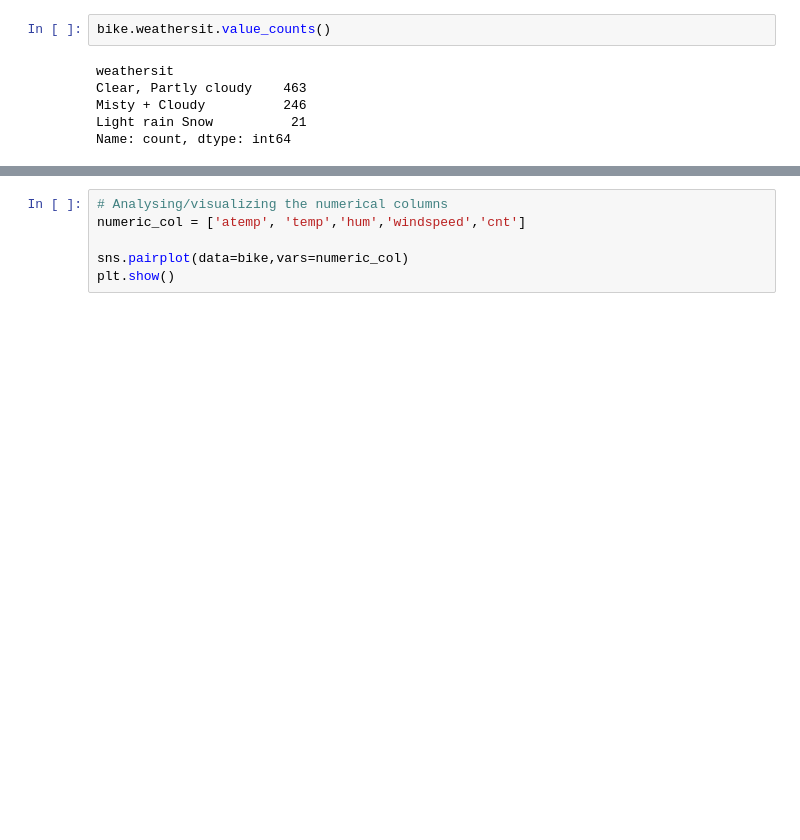
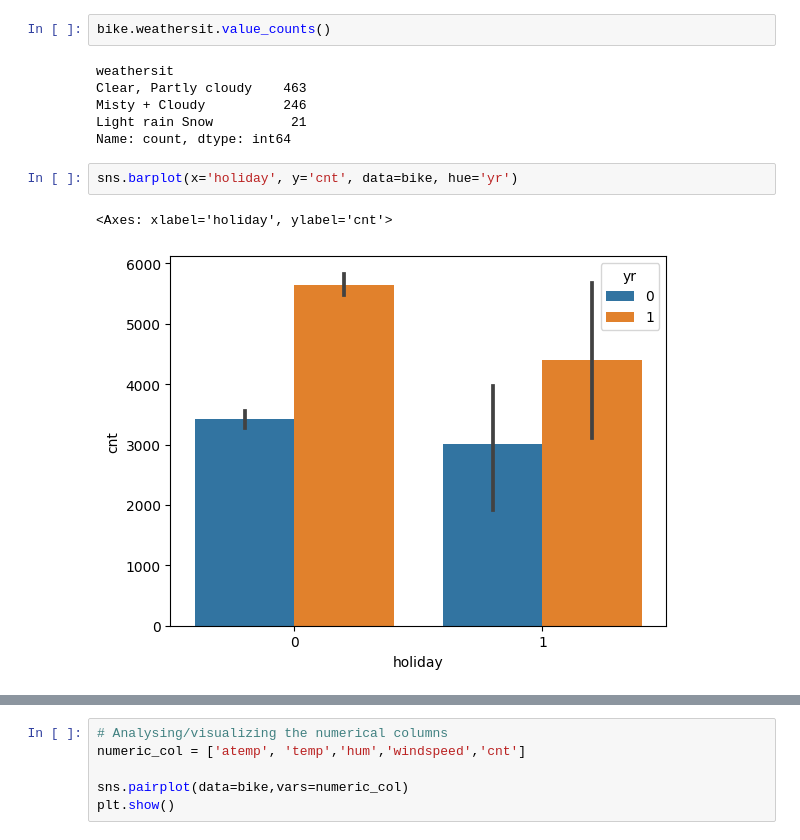
Before and after one commit to VishalVema/BOOMBIKE_MLR_ASSIGNMENT, a Jupyter notebook: bike sharing.ipynb, the cells around one changed output, grey strips where cells are left out. Cells and saved outputs as stored; diff of their text form; blank space fills up the shorter version.

```diff
--- a/bike sharing.ipynb
+++ b/bike sharing.ipynb
@@ -288,3 +305,8 @@ Clear, Partly cloudy    463
 Misty + Cloudy          246
 Light rain Snow          21
 Name: count, dtype: int64
+# %%
+sns.barplot(x='holiday', y='cnt', data=bike, hue='yr')
+# %% [output]
+<Axes: xlabel='holiday', ylabel='cnt'>
+[figure, added]
```
Also changed, not shown: parts of 24 cells of this notebook.
